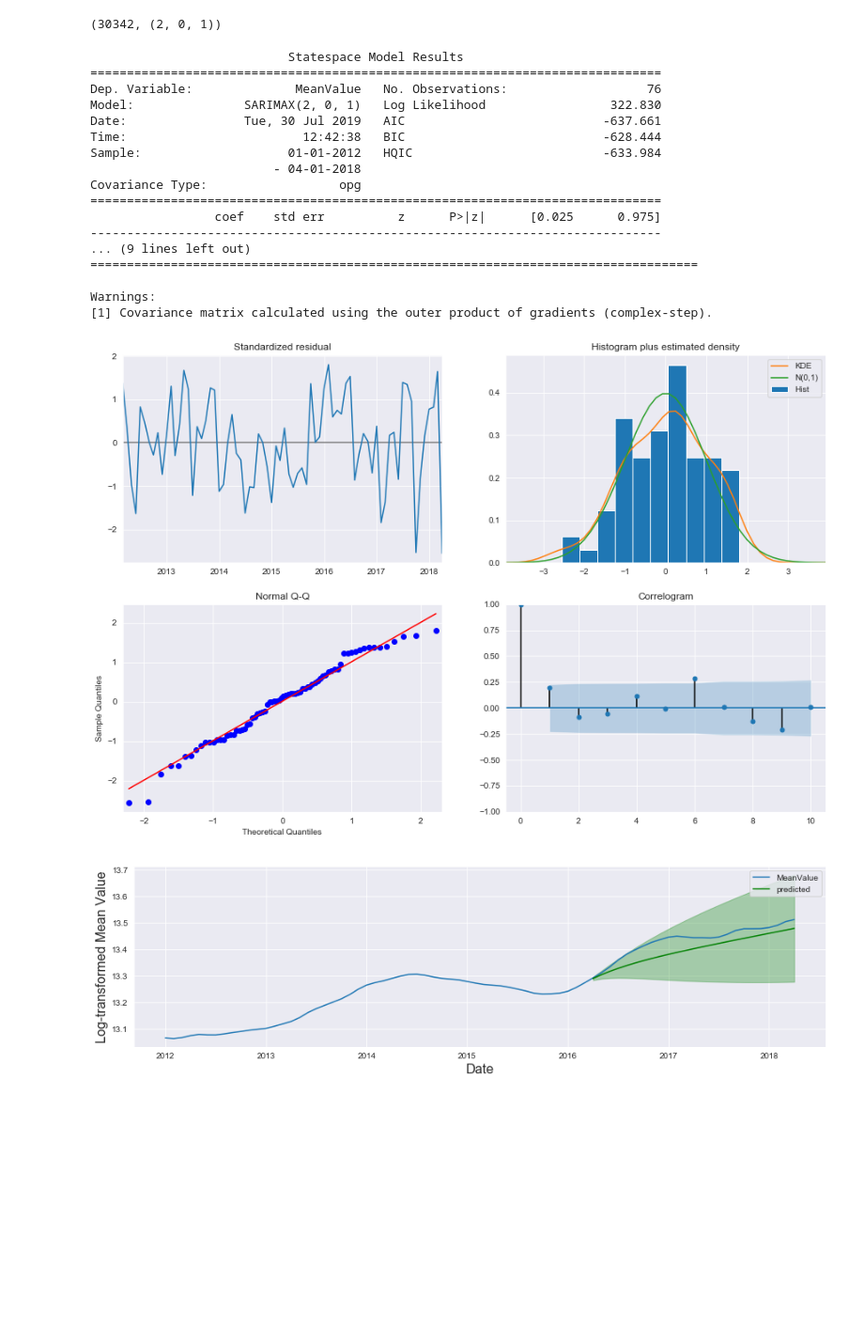
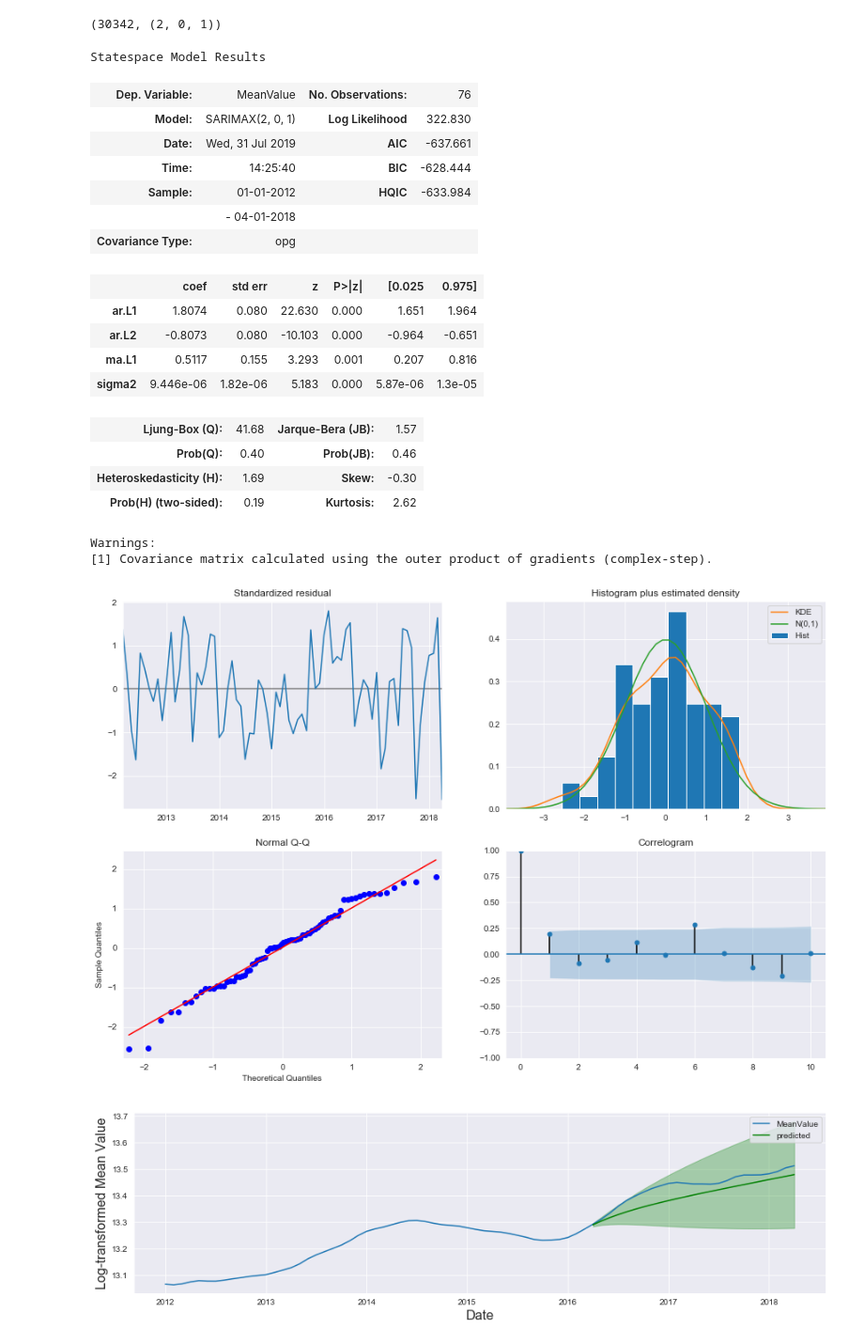
Before and after one commit to learn-co-students/dsc-mod-4-project-online-ds-ft-051319, a Jupyter notebook: Atlanta_housing.ipynb, the cells around one changed output. Shown at 94% size. Drawn from its saved outputs; the diff is of its cells as text; code cells hidden in the pictures; blank space fills up the shorter version.

```diff
--- a/Atlanta_housing.ipynb
+++ b/Atlanta_housing.ipynb
@@ -341,30 +305,32 @@ pdq30342
 # %%
 # plug the optimal parameter values into a new SARIMAX model.
 mod_SARIMAX = SARIMAX(endog=ATL_log[30342], order=pdq30342[1],
                             enforce_stationarity=False, enforce_invertibility=False)
 
 # Fit the model and print results
 res_SARIMAX = mod_SARIMAX.fit()
-print(res_SARIMAX.summary())
+display(res_SARIMAX.summary())
 res_SARIMAX.plot_diagnostics(figsize=(15,10));
 # %% [output]
-                           Statespace Model Results
-==============================================================================
-Dep. Variable:              MeanValue   No. Observations:                   76
-Model:               SARIMAX(2, 0, 1)   Log Likelihood                 322.830
-Date:                Tue, 30 Jul 2019   AIC                           -637.661
-Time:                        12:42:38   BIC                           -628.444
-Sample:                    01-01-2012   HQIC                          -633.984
-                         - 04-01-2018
-Covariance Type:                  opg
-==============================================================================
-                 coef    std err          z      P>|z|      [0.025      0.975]
-------------------------------------------------------------------------------
-... (9 lines left out)
-===================================================================================
-
-Warnings:
-[1] Covariance matrix calculated using the outer product of gradients (complex-step).
+Statespace Model Results
+| Dep. Variable: | MeanValue | No. Observations: | 76 |
+| Model: | SARIMAX(2, 0, 1) | Log Likelihood | 322.830 |
+| Date: | Wed, 31 Jul 2019 | AIC | -637.661 |
+| Time: | 14:25:40 | BIC | -628.444 |
+| Sample: | 01-01-2012 | HQIC | -633.984 |
+|  | - 04-01-2018 |  |  |
+| Covariance Type: | opg |  |  |
+|  | coef | std err | z | P>|z| | [0.025 | 0.975] |
+| ar.L1 | 1.8074 | 0.080 | 22.630 | 0.000 | 1.651 | 1.964 |
+| ar.L2 | -0.8073 | 0.080 | -10.103 | 0.000 | -0.964 | -0.651 |
+| ma.L1 | 0.5117 | 0.155 | 3.293 | 0.001 | 0.207 | 0.816 |
+| sigma2 | 9.446e-06 | 1.82e-06 | 5.183 | 0.000 | 5.87e-06 | 1.3e-05 |
+| Ljung-Box (Q): | 41.68 | Jarque-Bera (JB): | 1.57 |
+| Prob(Q): | 0.40 | Prob(JB): | 0.46 |
+| Heteroskedasticity (H): | 1.69 | Skew: | -0.30 |
+| Prob(H) (two-sided): | 0.19 | Kurtosis: | 2.62 |
+Warnings:
+[1] Covariance matrix calculated using the outer product of gradients (complex-step).
 [figure]
 # %%
 # Get predictions starting from 2016 and calculate confidence intervals.
```
Also changed, not shown: parts of 17 cells of this notebook, 15 other files.
